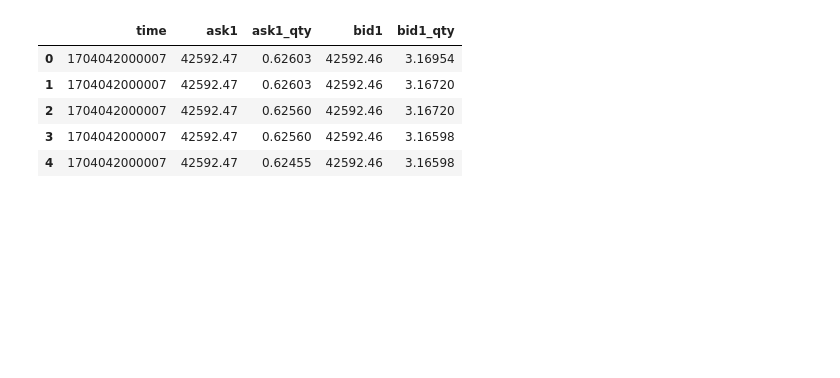
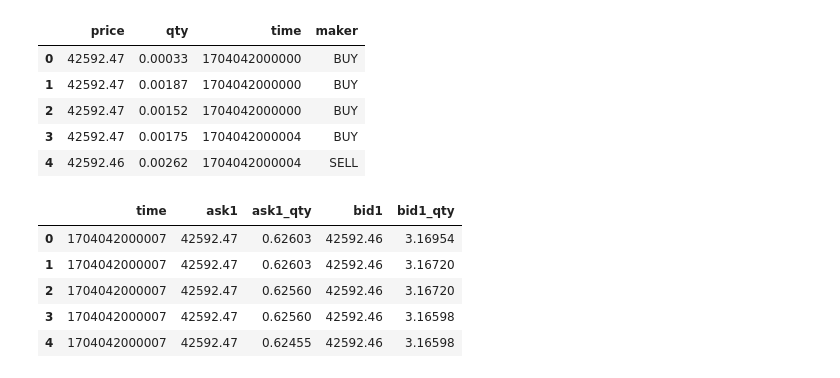
Before and after one commit to LiuXilin-Frankie/LiveTrader_TradeLOB, a Jupyter notebook: try.ipynb, the cells around one changed output. Drawn from its saved outputs; the diff is of its cells as text; code cells hidden in the pictures; blank space fills up the shorter version.

```diff
--- a/try.ipynb
+++ b/try.ipynb
@@ -97,3 +97,14 @@ portfolio.all_holdings
+# %%
+import pandas as pd
+
+pd.read_parquet('data_sample/20240101/btc_usdt_binance_trade.parquet').head()
+# %% [output]
+|  | price | qty | time | maker |
+| 0 | 42592.47 | 0.00033 | 1704042000000 | BUY |
+| 1 | 42592.47 | 0.00187 | 1704042000000 | BUY |
+| 2 | 42592.47 | 0.00152 | 1704042000000 | BUY |
+| 3 | 42592.47 | 0.00175 | 1704042000004 | BUY |
+| 4 | 42592.46 | 0.00262 | 1704042000004 | SELL |
 # %%
 import pandas as pd
 
```
Also changed, not shown: parts of 2 cells of this notebook, 1 other file.
